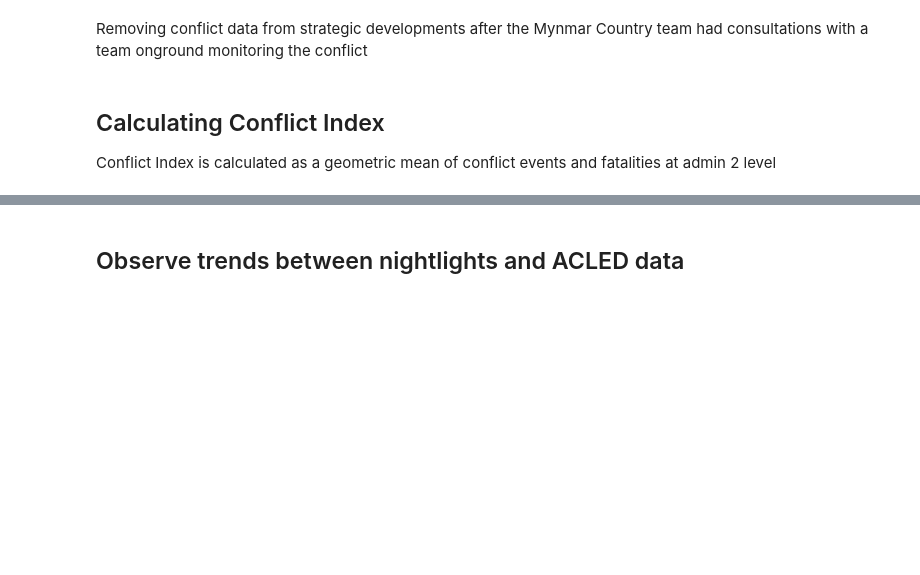
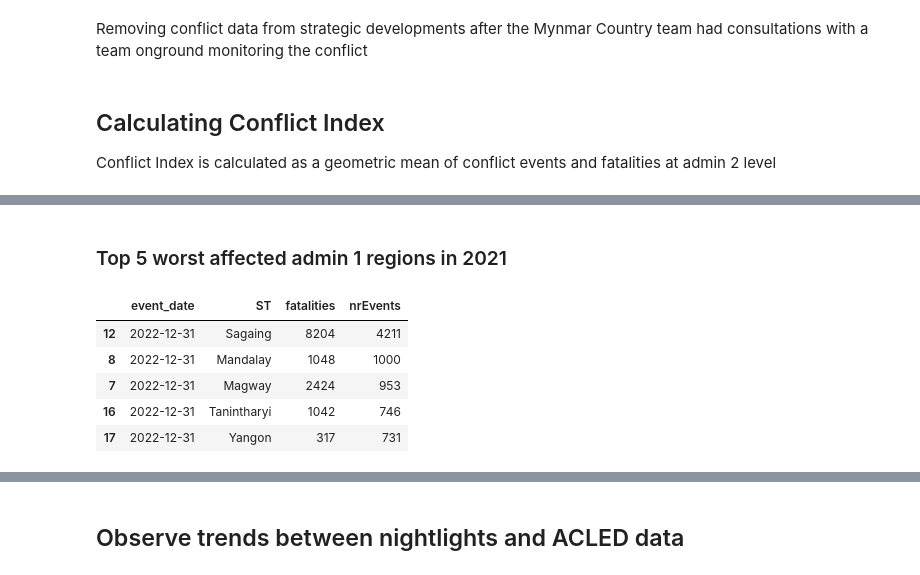
Before and after one commit to datapartnership/myanmar_economic_monitor, a Jupyter notebook: notebooks/conflict/acled.ipynb, the cells around one changed output, grey strips where cells are left out. Drawn from its saved outputs; the diff is of its cells as text; code cells hidden in the pictures; blank space fills up the shorter version.

```diff
--- a/notebooks/conflict/acled.ipynb
+++ b/notebooks/conflict/acled.ipynb
@@ -113,6 +113,7 @@ myanmar_sez = gpd.read_file('../../data/shapefiles/industrial__special_economic_
 from datetime import datetime
 
 acled['event_date'] = acled['event_date'].apply(lambda x: datetime.strptime(x, '%d %B %Y'))
+acled['country'] = 'MMR'
 # %% [markdown]
 Removing conflict data from strategic developments after the Mynmar Country team had consultations with a team onground monitoring the conflict
 # %%
@@ -134,15 +135,20 @@ def convert_to_gdf(df):
 import numpy as np
 from scipy.stats import gmean
 
-def get_acled_by_admin(myanmar_adm2, acled, columns = ['DT','DT_PCODE','ST'], nearest=False):
+def get_acled_by_admin(myanmar_adm2, acled, columns = ['DT','DT_PCODE','ST'], nearest=False, freq = 'M'):
     acled_adm2 = convert_to_gdf(acled)
     if nearest == True:
-        acled_adm2 = myanmar_adm2.sjoin_nearest(acled_adm2)[[ 'event_date', 'fatalities', 'event_type' ]+columns].groupby([pd.Grouper(key='event_date', freq='M', closed='left')]+columns)['fatalities'].agg(['sum', 'count']).reset_index()
+        acled_adm2 = myanmar_adm2.sjoin_nearest(acled_adm2)[[ 'event_date', 'fatalities', 'event_type' ]+columns].groupby([pd.Grouper(key='event_date', freq=freq, closed='left')]+columns)['fatalities'].agg(['sum', 'count']).reset_index()
     else:
-        acled_adm2 = myanmar_adm2.sjoin(acled_adm2)[[ 'event_date', 'fatalities', 'event_type' ]+columns].groupby([pd.Grouper(key='event_date', freq='M', closed='left')]+columns)['fatalities'].agg(['sum', 'count']).reset_index()
+        acled_adm2 = myanmar_adm2.sjoin(acled_adm2)[[ 'event_date', 'fatalities', 'event_type' ]+columns].groupby([pd.Grouper(key='event_date', freq=freq, closed='left')]+columns)['fatalities'].agg(['sum', 'count']).reset_index()
     acled_adm2.rename(columns = {'sum':'fatalities', 'count':'nrEvents'}, inplace=True)
     acled_adm2['conflictIndex'] = acled_adm2.apply(lambda row: gmean([row['nrEvents'], row['fatalities']]), axis=1)
-    acled_adm2['event_date_map'] = acled_adm2['event_date'].apply(lambda x: x.date().replace(day=1))
+
+    if freq == 'M':
+        acled_adm2['event_date_map'] = acled_adm2['event_date'].apply(lambda x: x.date().replace(day=1))
+    else:
+        acled_adm2['event_date_map'] = acled_adm2['event_date'].apply(lambda x: x.date().replace(day=1))
+        acled_adm2['event_date_map'] = acled_adm2['event_date'].apply(lambda x: x.date().replace(month=1))
 
     return acled_adm2.reset_index()
 #.pivot(index = 'DT_PCODE', columns='event_date').sort_values(by='DT_PCODE')
@@ -164,0 +284,11 @@ Right CRS: EPSG:4326
+# %% [markdown]
+### Top 5 worst affected admin 1 regions in 2021
+# %%
+acled_adm1[acled_adm1['event_date'].between('2022-01-01', '2022-12-31')].groupby([pd.Grouper(key = 'event_date', freq = 'Y'), 'ST']).sum(['fatalities', 'nrEvents']).reset_index().sort_values(by='nrEvents', ascending = False)[['event_date', 'ST', 'fatalities', 'nrEvents']].head(5)
+# %% [output]
+|  | event_date | ST | fatalities | nrEvents |
+| 12 | 2022-12-31 | Sagaing | 8204 | 4211 |
+| 8 | 2022-12-31 | Mandalay | 1048 | 1000 |
+| 7 | 2022-12-31 | Magway | 2424 | 953 |
+| 16 | 2022-12-31 | Tanintharyi | 1042 | 746 |
+| 17 | 2022-12-31 | Yangon | 317 | 731 |
```
Also changed, not shown: parts of 13 cells of this notebook.
